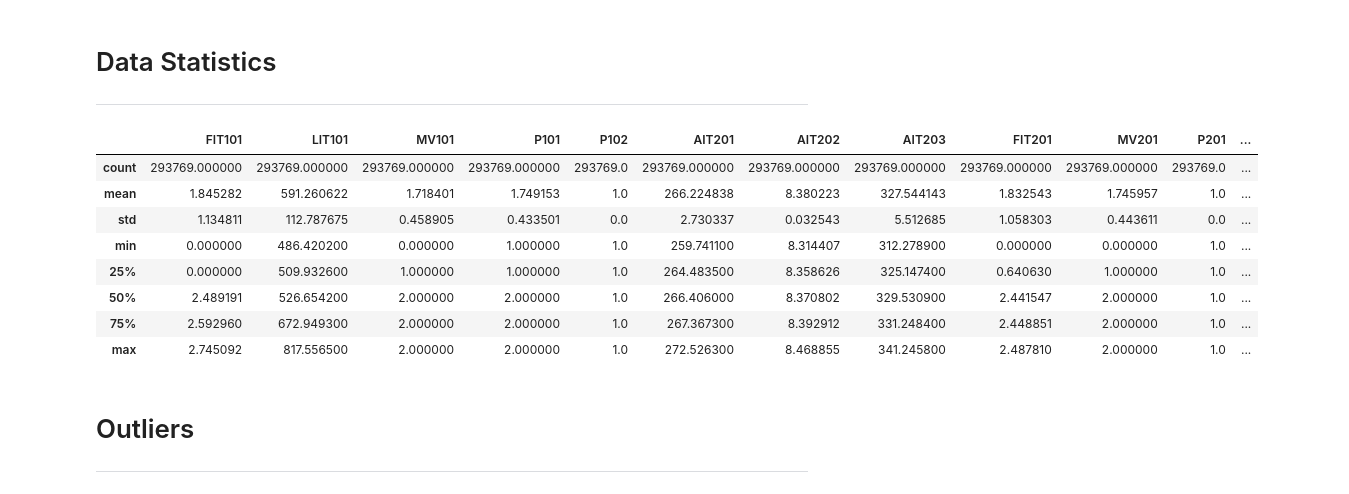
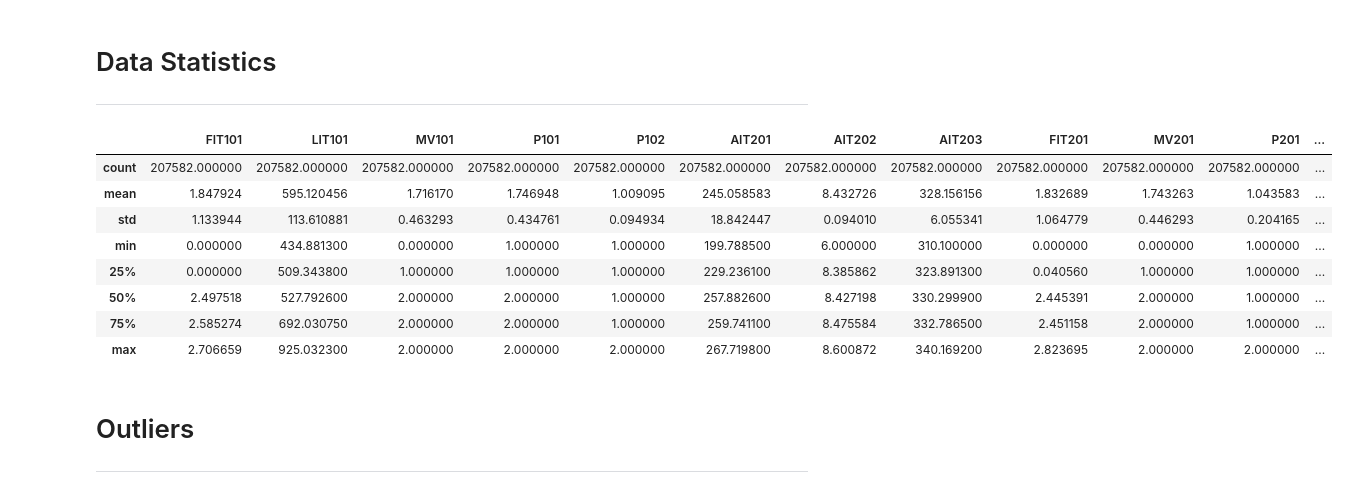
Before and after one commit to BigRandi/SWaT-Model, a Jupyter notebook: exploratory_analysis.ipynb, the cells around one changed output. Cells and saved outputs as stored; diff of their text form; code cells hidden in the pictures.

```diff
--- a/exploratory_analysis.ipynb
+++ b/exploratory_analysis.ipynb
@@ -14,13 +14,14 @@ import sagemaker
 import numpy as np
 from eda import eda
 import matplotlib.pyplot as plt
+import matplotlib.style as mplstyle
 
 #Globals
-#Filename prefix, for storing artifacts
-filename_prefix = 'normal_02_'
+filename_prefix = 'attack_01_'    #Filename prefix, for storing artifacts
+store_artifacts = False           #True will save figures, tables, and dataframes to
 
 # Input dataset filename name here
-data_filename = "SWaT_Dataset_Normal_v1_02.csv"
+data_filename = "SWaT_Dataset_Attack_v1_01.parquet"
 # %% [markdown]
 # Import Data
 ---
@@ -80,7 +81,7 @@ s3 = boto3.client("s3")
 s3.download_file(downloaded_data_bucket, f"{downloaded_data_prefix}/{data_filename}", data_filename)
 
 # Read file into Pandas Dataframe
-sensor_data = pd.read_csv(data_filename)
+sensor_data = pd.read_parquet(data_filename)
 
 # Establish Shape of raw sensor data
 raw_data_shape = sensor_data.shape
@@ -105,31 +99,47 @@ else:
+# %%
+# -----------------------------THIS SECTION CAN BE REMOVED ONCE ALL FILES ARE THOROUGHLY CLEANED ------------------#
+# The files last column is labled Normal/Attack and will now just be called "Attack" with a boolean true/false instead of strings
+
+sensor_data = sensor_data.rename(columns={"Normal/Attack": "Attack"})
+sensor_data['Attack'] = sensor_data['Attack'].map({'Attack': True, 'Normal': False})
+
+filename = data_filename
+sensor_data.to_parquet(filename)
+
+s3.upload_file(
+    Filename=filename,
+    Bucket=bucket,
+    Key=f"{prefix}/{filename}"
+)
 # %% [markdown]
 # Data Statistics
 ---
 # %%
 # Determine mean, median, std dev, etc. of each collumn
 data_statistics = sensor_data.describe()
 #print("Dataset statistics for each column:")
 pd.set_option('display.max_columns', None)
 display(data_statistics)
 
-filename = filename_prefix + 'data_statistics.csv'
-data_statistics.to_csv(filename)
+if store_artifacts == True:
+    filename = filename_prefix + 'data_statistics.csv'
+    data_statistics.to_csv(filename)
 
-s3.upload_file(
-    Filename=filename,
-    Bucket=bucket,
-    Key=f"{prefix}/{filename}"
-)
+    s3.upload_file(
+        Filename=filename,
+        Bucket=bucket,
+        Key=f"{prefix}/{filename}"
+    )
 # %% [output]
 |  | FIT101 | LIT101 | MV101 | P101 | P102 | AIT201 | AIT202 | AIT203 | FIT201 | MV201 | P201 | ... |
-| count | 293769.000000 | 293769.000000 | 293769.000000 | 293769.000000 | 293769.0 | 293769.000000 | 293769.000000 | 293769.000000 | 293769.000000 | 293769.000000 | 293769.0 | ... |
-| mean | 1.845282 | 591.260622 | 1.718401 | 1.749153 | 1.0 | 266.224838 | 8.380223 | 327.544143 | 1.832543 | 1.745957 | 1.0 | ... |
-| std | 1.134811 | 112.787675 | 0.458905 | 0.433501 | 0.0 | 2.730337 | 0.032543 | 5.512685 | 1.058303 | 0.443611 | 0.0 | ... |
-| min | 0.000000 | 486.420200 | 0.000000 | 1.000000 | 1.0 | 259.741100 | 8.314407 | 312.278900 | 0.000000 | 0.000000 | 1.0 | ... |
-| 25% | 0.000000 | 509.932600 | 1.000000 | 1.000000 | 1.0 | 264.483500 | 8.358626 | 325.147400 | 0.640630 | 1.000000 | 1.0 | ... |
-| 50% | 2.489191 | 526.654200 | 2.000000 | 2.000000 | 1.0 | 266.406000 | 8.370802 | 329.530900 | 2.441547 | 2.000000 | 1.0 | ... |
-| 75% | 2.592960 | 672.949300 | 2.000000 | 2.000000 | 1.0 | 267.367300 | 8.392912 | 331.248400 | 2.448851 | 2.000000 | 1.0 | ... |
-| max | 2.745092 | 817.556500 | 2.000000 | 2.000000 | 1.0 | 272.526300 | 8.468855 | 341.245800 | 2.487810 | 2.000000 | 1.0 | ... |
+| count | 207582.000000 | 207582.000000 | 207582.000000 | 207582.000000 | 207582.000000 | 207582.000000 | 207582.000000 | 207582.000000 | 207582.000000 | 207582.000000 | 207582.000000 | ... |
+| mean | 1.847924 | 595.120456 | 1.716170 | 1.746948 | 1.009095 | 245.058583 | 8.432726 | 328.156156 | 1.832689 | 1.743263 | 1.043583 | ... |
+| std | 1.133944 | 113.610881 | 0.463293 | 0.434761 | 0.094934 | 18.842447 | 0.094010 | 6.055341 | 1.064779 | 0.446293 | 0.204165 | ... |
+| min | 0.000000 | 434.881300 | 0.000000 | 1.000000 | 1.000000 | 199.788500 | 6.000000 | 310.100000 | 0.000000 | 0.000000 | 1.000000 | ... |
+| 25% | 0.000000 | 509.343800 | 1.000000 | 1.000000 | 1.000000 | 229.236100 | 8.385862 | 323.891300 | 0.040560 | 1.000000 | 1.000000 | ... |
+| 50% | 2.497518 | 527.792600 | 2.000000 | 2.000000 | 1.000000 | 257.882600 | 8.427198 | 330.299900 | 2.445391 | 2.000000 | 1.000000 | ... |
+| 75% | 2.585274 | 692.030750 | 2.000000 | 2.000000 | 1.000000 | 259.741100 | 8.475584 | 332.786500 | 2.451158 | 2.000000 | 1.000000 | ... |
+| max | 2.706659 | 925.032300 | 2.000000 | 2.000000 | 2.000000 | 267.719800 | 8.600872 | 340.169200 | 2.823695 | 2.000000 | 2.000000 | ... |
 # %%
 # What are the unique values and counts for each categorical column
 unique_values = sensor_data.nunique(axis=0)
```
Also changed, not shown: parts of 10 cells of this notebook.
